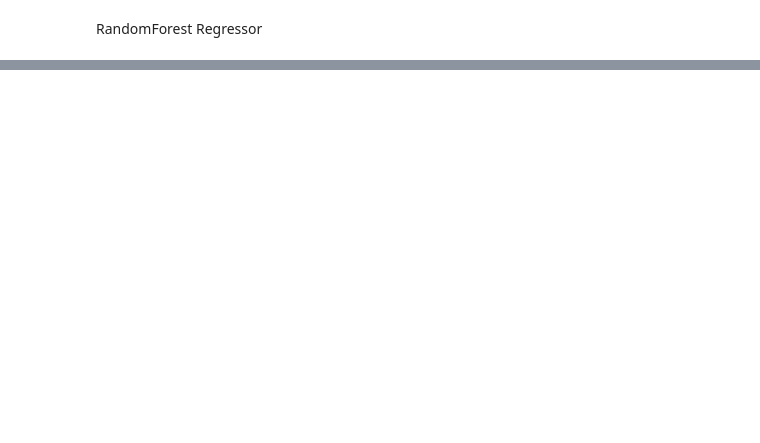
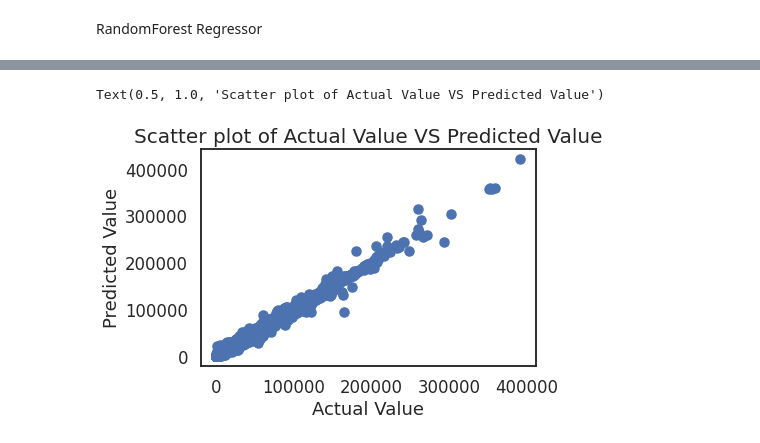
Before and after one commit to vamshidhar199/255-FinalProject, a Jupyter notebook: Walmart_RajuContribution.ipynb, the cells around one changed output, grey strips where cells are left out. Saved outputs shown, nothing was run; the diff lists cells and outputs as text; code cells hidden in the pictures; blank space fills up the shorter version.

```diff
--- a/Walmart_RajuContribution.ipynb
+++ b/Walmart_RajuContribution.ipynb
@@ -2058,0 +2104,8 @@ fig.show()
+# %%
+plt.scatter(df_tests['Weekly_Sales'], df_tests['dt'])
+plt.xlabel('Actual Value', fontsize = 18)
+plt.ylabel('Predicted Value', fontsize = 18)
+plt.title("Scatter plot of Actual Value VS Predicted Value", fontsize = 20)
+# %% [output]
+Text(0.5, 1.0, 'Scatter plot of Actual Value VS Predicted Value')
+[figure, added]
```
Also changed, not shown: parts of 75 cells of this notebook.
